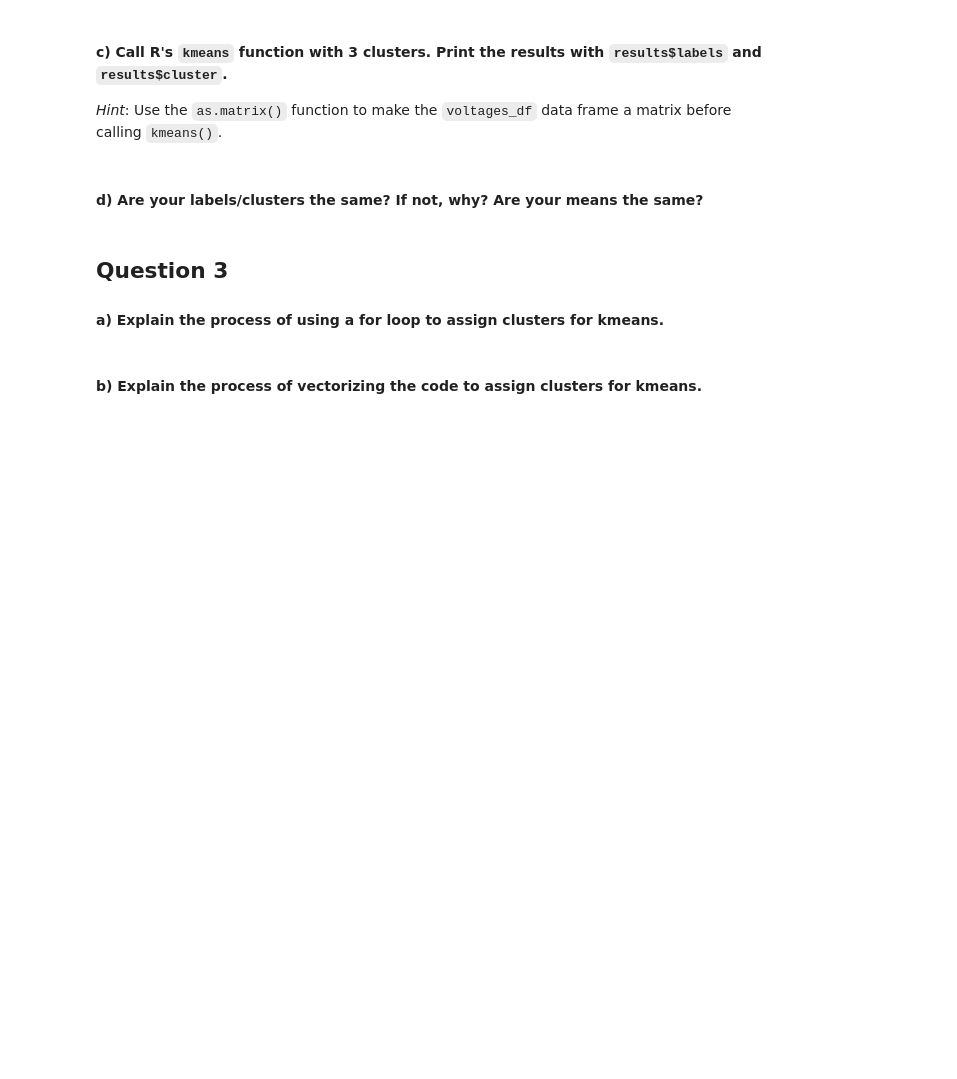
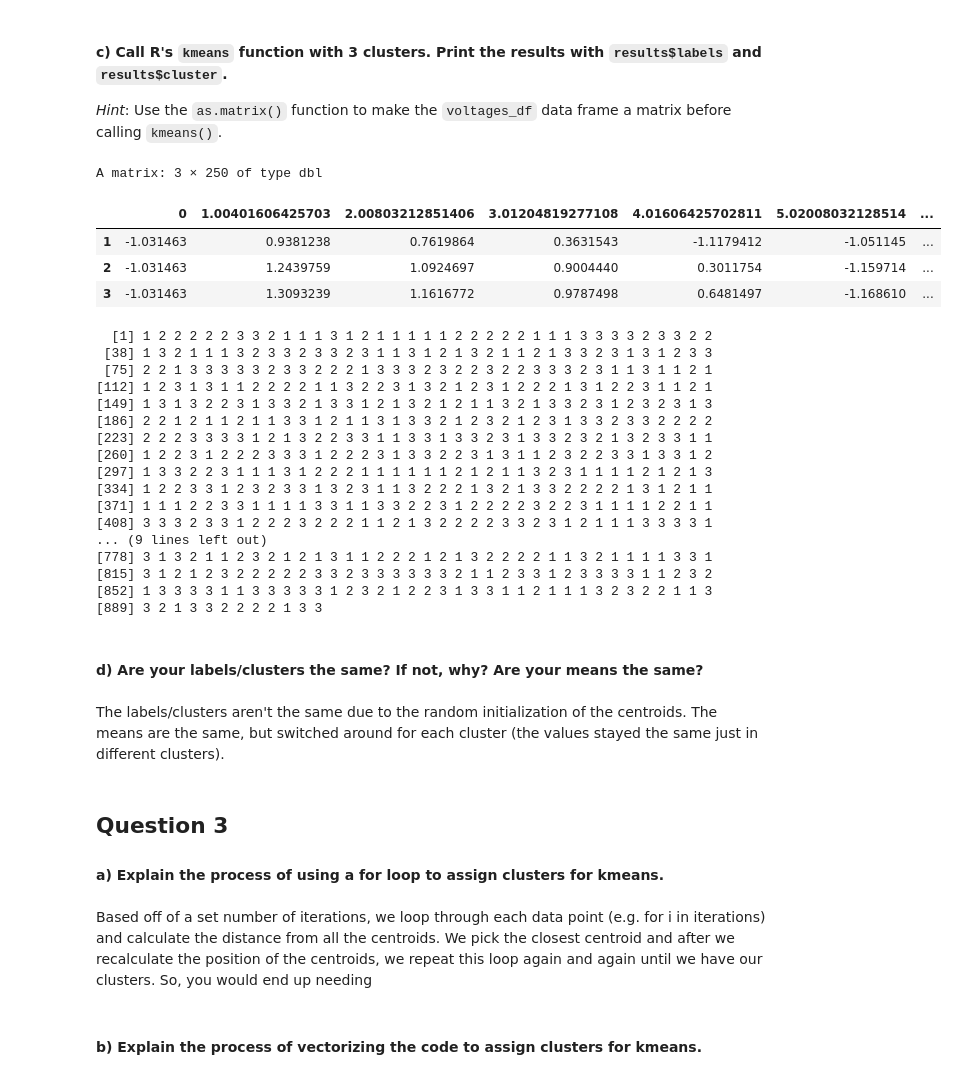
Before and after one commit to DudhiData/BIOS512, a Jupyter notebook: HW7/BIOS512_HW8.ipynb, the cells around one changed output. Cells and saved outputs as stored; diff of their text form; code cells hidden in the pictures; blank space fills up the shorter version.

```diff
--- a/HW7/BIOS512_HW8.ipynb
+++ b/HW7/BIOS512_HW8.ipynb
@@ -17,7 +17,6 @@ This question will walk you through creating your own `kmeans` function.
 # %%
 library(tidyverse)
 random_assign <- function(df, n_clusters) {
-    n_clusters_list <- paste0("C", 1:n_clusters);
-    df$cluster <- sample(n_clusters_list, nrow(df), replace = TRUE);
-    df;
+    df$cluster <- sample(1:n_clusters, nrow(df), replace = TRUE);
+    return(df);
 }
@@ -77,10 +127,41 @@ ERROR: Error in rbind(deparse.level, ...): numbers of columns of arguments do no
 # %% [markdown]
 #### c) Call R's `kmeans` function with 3 clusters. Print the results with `results$labels` and `results$cluster`.
 *Hint*: Use the `as.matrix()` function to make the `voltages_df` data frame a matrix before calling `kmeans()`.
+# %%
+results <- voltages %>% as.matrix() %>% kmeans(3)
+results$centers
+results$cluster
+# %% [output]
+A matrix: 3 × 250 of type dbl
+|  | 0 | 1.00401606425703 | 2.00803212851406 | 3.01204819277108 | 4.01606425702811 | 5.02008032128514 | ... |
+| 1 | -1.031463 | 0.9381238 | 0.7619864 | 0.3631543 | -1.1179412 | -1.051145 | ... |
+| 2 | -1.031463 | 1.2439759 | 1.0924697 | 0.9004440 | 0.3011754 | -1.159714 | ... |
+| 3 | -1.031463 | 1.3093239 | 1.1616772 | 0.9787498 | 0.6481497 | -1.168610 | ... |
+  [1] 1 2 2 2 2 2 3 3 2 1 1 1 3 1 2 1 1 1 1 1 2 2 2 2 2 1 1 1 3 3 3 3 2 3 3 2 2
+ [38] 1 3 2 1 1 1 3 2 3 3 2 3 3 2 3 1 1 3 1 2 1 3 2 1 1 2 1 3 3 2 3 1 3 1 2 3 3
+ [75] 2 2 1 3 3 3 3 3 2 3 3 2 2 2 1 3 3 3 2 3 2 2 3 2 2 3 3 3 2 3 1 1 3 1 1 2 1
+[112] 1 2 3 1 3 1 1 2 2 2 2 1 1 3 2 2 3 1 3 2 1 2 3 1 2 2 2 1 3 1 2 2 3 1 1 2 1
+[149] 1 3 1 3 2 2 3 1 3 3 2 1 3 3 1 2 1 3 2 1 2 1 1 3 2 1 3 3 2 3 1 2 3 2 3 1 3
+[186] 2 2 1 2 1 1 2 1 1 3 3 1 2 1 1 3 1 3 3 2 1 2 3 2 1 2 3 1 3 3 2 3 3 2 2 2 2
+[223] 2 2 2 3 3 3 3 1 2 1 3 2 2 3 3 1 1 3 3 1 3 3 2 3 1 3 3 2 3 2 1 3 2 3 3 1 1
+[260] 1 2 2 3 1 2 2 2 3 3 3 1 2 2 2 3 1 3 3 2 2 3 1 3 1 1 2 3 2 2 3 3 1 3 3 1 2
+[297] 1 3 3 2 2 3 1 1 1 3 1 2 2 2 1 1 1 1 1 1 2 1 2 1 1 3 2 3 1 1 1 1 2 1 2 1 3
+[334] 1 2 2 3 3 1 2 3 2 3 3 1 3 2 3 1 1 3 2 2 2 1 3 2 1 3 3 2 2 2 2 1 3 1 2 1 1
+[371] 1 1 1 2 2 3 3 1 1 1 1 3 3 1 1 3 3 2 2 3 1 2 2 2 2 3 2 2 3 1 1 1 1 2 2 1 1
+[408] 3 3 3 2 3 3 1 2 2 2 3 2 2 2 1 1 2 1 3 2 2 2 2 3 3 2 3 1 2 1 1 1 3 3 3 3 1
+... (9 lines left out)
+[778] 3 1 3 2 1 1 2 3 2 1 2 1 3 1 1 2 2 2 1 2 1 3 2 2 2 2 1 1 3 2 1 1 1 1 3 3 1
+[815] 3 1 2 1 2 3 2 2 2 2 2 3 3 2 3 3 3 3 3 3 2 1 1 2 3 3 1 2 3 3 3 3 1 1 2 3 2
+[852] 1 3 3 3 3 1 1 3 3 3 3 3 1 2 3 2 1 2 2 3 1 3 3 1 1 2 1 1 1 3 2 3 2 2 1 1 3
+[889] 3 2 1 3 3 2 2 2 2 1 3 3
 # %% [markdown]
 #### d) Are your labels/clusters the same? If not, why? Are your means the same?
+# %% [markdown]
+The labels/clusters aren't the same due to the random initialization of the centroids. The means are the same, but switched around for each cluster (the values stayed the same just in different clusters).
 # %% [markdown]
 ## Question 3
 #### a) Explain the process of using a for loop to assign clusters for kmeans.
+# %% [markdown]
+Based off of a set number of iterations, we loop through each data point (e.g. for i in iterations) and calculate the distance from all the centroids. We pick the closest centroid and after we recalculate the position of the centroids, we repeat this loop again and again until we have our clusters. So, you would end up needing
 # %% [markdown]
 #### b) Explain the process of vectorizing the code to assign clusters for kmeans.
```
Also changed, not shown: parts of 12 cells of this notebook.
